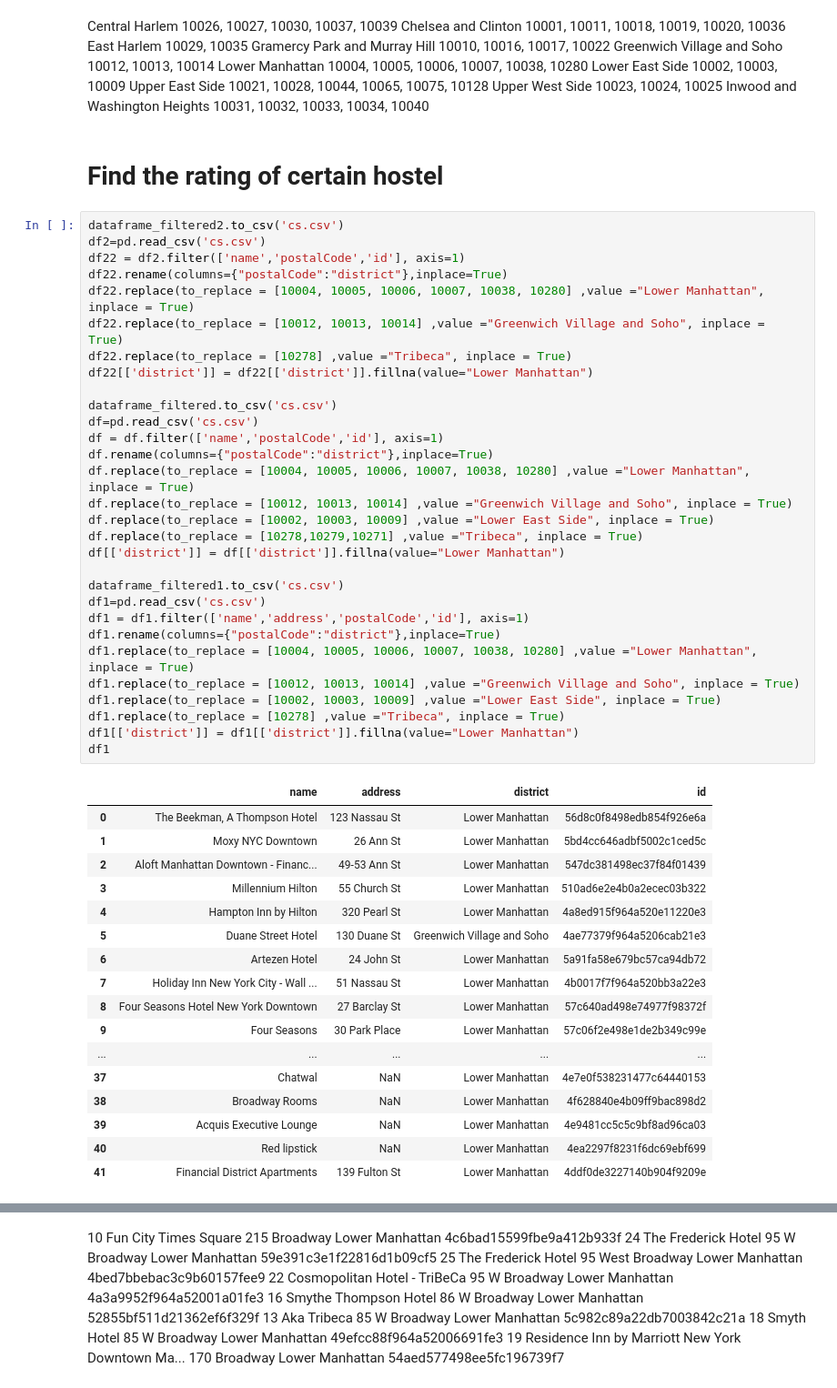
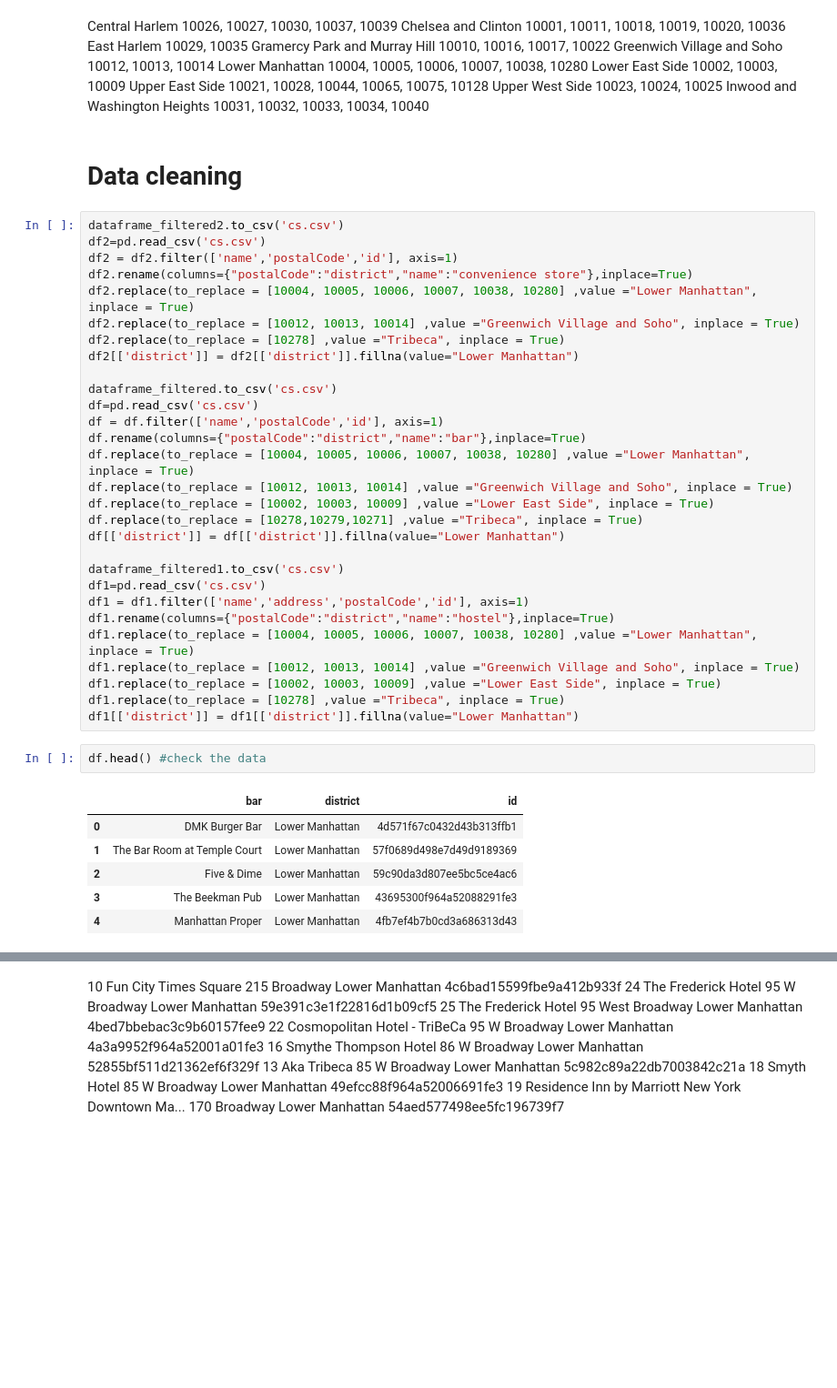
Before and after one commit to johnsccl123/IBM-Watson-Notebook, a Jupyter notebook: Business Project.ipynb, the cells around one changed output, grey strips where cells are left out. Shown at 91% size. Saved outputs shown, nothing was run; the diff lists cells and outputs as text; blank space fills up the shorter version.

```diff
--- a/Business Project.ipynb
+++ b/Business Project.ipynb
@@ -210,22 +230,22 @@ Lower East Side	10002, 10003, 10009
 Upper East Side	10021, 10028, 10044, 10065, 10075, 10128
 Upper West Side	10023, 10024, 10025
 Inwood and Washington Heights	10031, 10032, 10033, 10034, 10040
-# %% [markdown]
-# Find the rating of certain hostel
+# %% [markdown]
+# Data cleaning
 # %%
 dataframe_filtered2.to_csv('cs.csv')
 df2=pd.read_csv('cs.csv')
-df22 = df2.filter(['name','postalCode','id'], axis=1)
-df22.rename(columns={"postalCode":"district"},inplace=True)
-df22.replace(to_replace = [10004, 10005, 10006, 10007, 10038, 10280] ,value ="Lower Manhattan", inplace = True)
-df22.replace(to_replace = [10012, 10013, 10014] ,value ="Greenwich Village and Soho", inplace = True)
-df22.replace(to_replace = [10278] ,value ="Tribeca", inplace = True)
-df22[['district']] = df22[['district']].fillna(value="Lower Manhattan")
+df2 = df2.filter(['name','postalCode','id'], axis=1)
+df2.rename(columns={"postalCode":"district","name":"convenience store"},inplace=True)
+df2.replace(to_replace = [10004, 10005, 10006, 10007, 10038, 10280] ,value ="Lower Manhattan", inplace = True)
+df2.replace(to_replace = [10012, 10013, 10014] ,value ="Greenwich Village and Soho", inplace = True)
+df2.replace(to_replace = [10278] ,value ="Tribeca", inplace = True)
+df2[['district']] = df2[['district']].fillna(value="Lower Manhattan")
 
 dataframe_filtered.to_csv('cs.csv')
 df=pd.read_csv('cs.csv')
 df = df.filter(['name','postalCode','id'], axis=1)
-df.rename(columns={"postalCode":"district"},inplace=True)
+df.rename(columns={"postalCode":"district","name":"bar"},inplace=True)
 df.replace(to_replace = [10004, 10005, 10006, 10007, 10038, 10280] ,value ="Lower Manhattan", inplace = True)
 df.replace(to_replace = [10012, 10013, 10014] ,value ="Greenwich Village and Soho", inplace = True)
 df.replace(to_replace = [10002, 10003, 10009] ,value ="Lower East Side", inplace = True)
@@ -235,28 +255,18 @@ df[['district']] = df[['district']].fillna(value="Lower Manhattan")
 dataframe_filtered1.to_csv('cs.csv')
 df1=pd.read_csv('cs.csv')
 df1 = df1.filter(['name','address','postalCode','id'], axis=1)
-df1.rename(columns={"postalCode":"district"},inplace=True)
+df1.rename(columns={"postalCode":"district","name":"hostel"},inplace=True)
 df1.replace(to_replace = [10004, 10005, 10006, 10007, 10038, 10280] ,value ="Lower Manhattan", inplace = True)
 df1.replace(to_replace = [10012, 10013, 10014] ,value ="Greenwich Village and Soho", inplace = True)
 df1.replace(to_replace = [10002, 10003, 10009] ,value ="Lower East Side", inplace = True)
 df1.replace(to_replace = [10278] ,value ="Tribeca", inplace = True)
 df1[['district']] = df1[['district']].fillna(value="Lower Manhattan")
-df1
-# %% [output]
-|  | name | address | district | id |
-| 0 | The Beekman, A Thompson Hotel | 123 Nassau St | Lower Manhattan | 56d8c0f8498edb854f926e6a |
-| 1 | Moxy NYC Downtown | 26 Ann St | Lower Manhattan | 5bd4cc646adbf5002c1ced5c |
-| 2 | Aloft Manhattan Downtown - Financ... | 49-53 Ann St | Lower Manhattan | 547dc381498ec37f84f01439 |
-| 3 | Millennium Hilton | 55 Church St | Lower Manhattan | 510ad6e2e4b0a2ecec03b322 |
-| 4 | Hampton Inn by Hilton | 320 Pearl St | Lower Manhattan | 4a8ed915f964a520e11220e3 |
-| 5 | Duane Street Hotel | 130 Duane St | Greenwich Village and Soho | 4ae77379f964a5206cab21e3 |
-| 6 | Artezen Hotel | 24 John St | Lower Manhattan | 5a91fa58e679bc57ca94db72 |
-| 7 | Holiday Inn New York City - Wall ... | 51 Nassau St | Lower Manhattan | 4b0017f7f964a520bb3a22e3 |
-| 8 | Four Seasons Hotel New York Downtown | 27 Barclay St | Lower Manhattan | 57c640ad498e74977f98372f |
-| 9 | Four Seasons | 30 Park Place | Lower Manhattan | 57c06f2e498e1de2b349c99e |
-| ... | ... | ... | ... | ... |
-| 37 | Chatwal | NaN | Lower Manhattan | 4e7e0f538231477c64440153 |
-| 38 | Broadway Rooms | NaN | Lower Manhattan | 4f628840e4b09ff9bac898d2 |
-| 39 | Acquis Executive Lounge | NaN | Lower Manhattan | 4e9481cc5c5c9bf8ad96ca03 |
-| 40 | Red lipstick | NaN | Lower Manhattan | 4ea2297f8231f6dc69ebf699 |
-| 41 | Financial District Apartments | 139 Fulton St | Lower Manhattan | 4ddf0de3227140b904f9209e |
+# %%
+df.head() #check the data
+# %% [output]
+|  | bar | district | id |
+| 0 | DMK Burger Bar | Lower Manhattan | 4d571f67c0432d43b313ffb1 |
+| 1 | The Bar Room at Temple Court | Lower Manhattan | 57f0689d498e7d49d9189369 |
+| 2 | Five & Dime | Lower Manhattan | 59c90da3d807ee5bc5ce4ac6 |
+| 3 | The Beekman Pub | Lower Manhattan | 43695300f964a52088291fe3 |
+| 4 | Manhattan Proper | Lower Manhattan | 4fb7ef4b7b0cd3a686313d43 |
```
Also changed, not shown: parts of 15 cells of this notebook.
